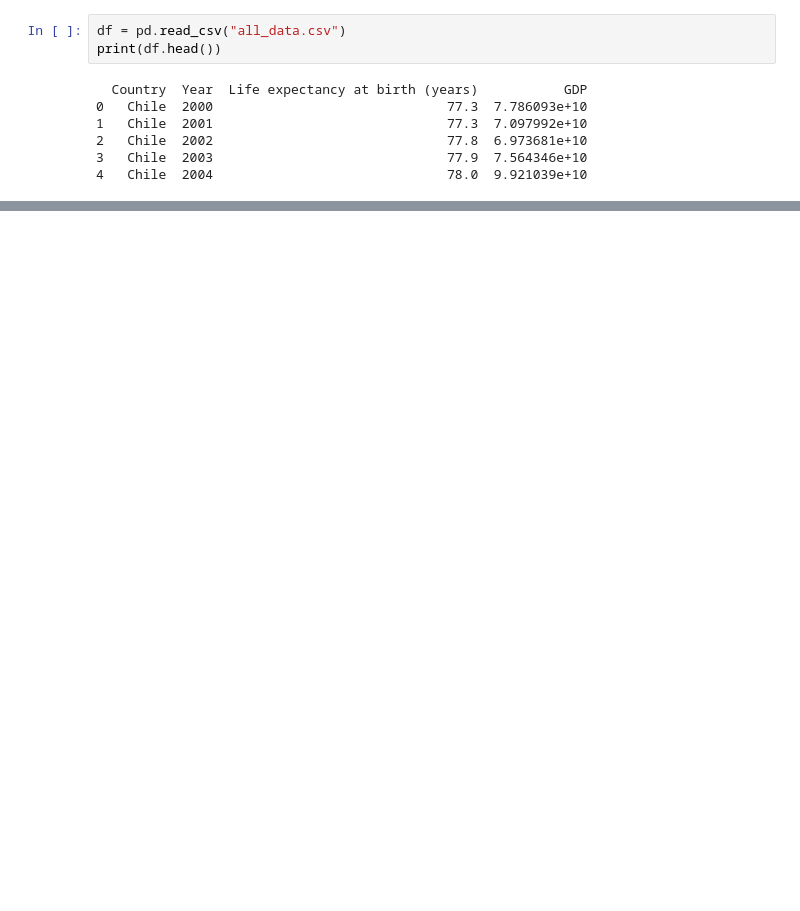
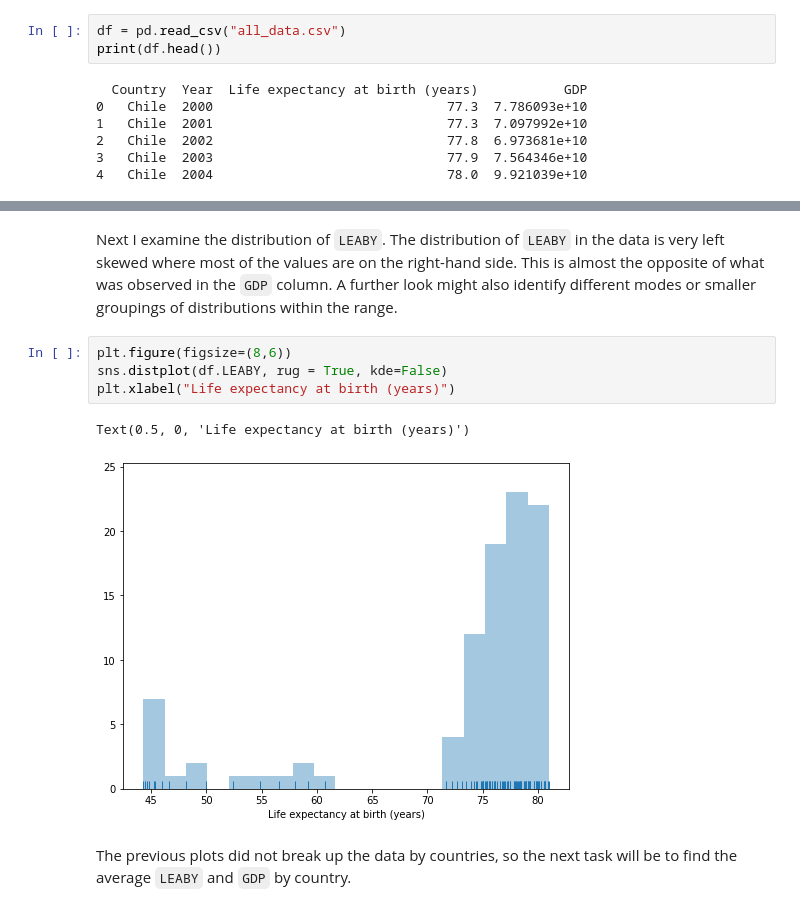
Before and after one commit to jkopz/life-expectancy-and-gdp, a Jupyter notebook: life_expectancy_gdp.ipynb, the cells around one changed output, grey strips where cells are left out. Cells and saved outputs as stored; diff of their text form; blank space fills up the shorter version.

```diff
--- a/life_expectancy_gdp.ipynb
+++ b/life_expectancy_gdp.ipynb
@@ -88,0 +103,11 @@ plt.show()
+# %% [markdown]
+Next I examine the distribution of `LEABY`. The distribution of `LEABY` in the data is very left skewed where most of the values are on the right-hand side. This is almost the opposite of what was observed in the `GDP` column. A further look might also identify different modes or smaller groupings of distributions within the range.
+# %%
+plt.figure(figsize=(8,6))
+sns.distplot(df.LEABY, rug = True, kde=False)
+plt.xlabel("Life expectancy at birth (years)")
+# %% [output]
+Text(0.5, 0, 'Life expectancy at birth (years)')
+[figure, added]
+# %% [markdown]
+The previous plots did not break up the data by countries, so the next task will be to find the average `LEABY` and `GDP` by country.
```
Also changed, not shown: parts of 47 cells of this notebook.
